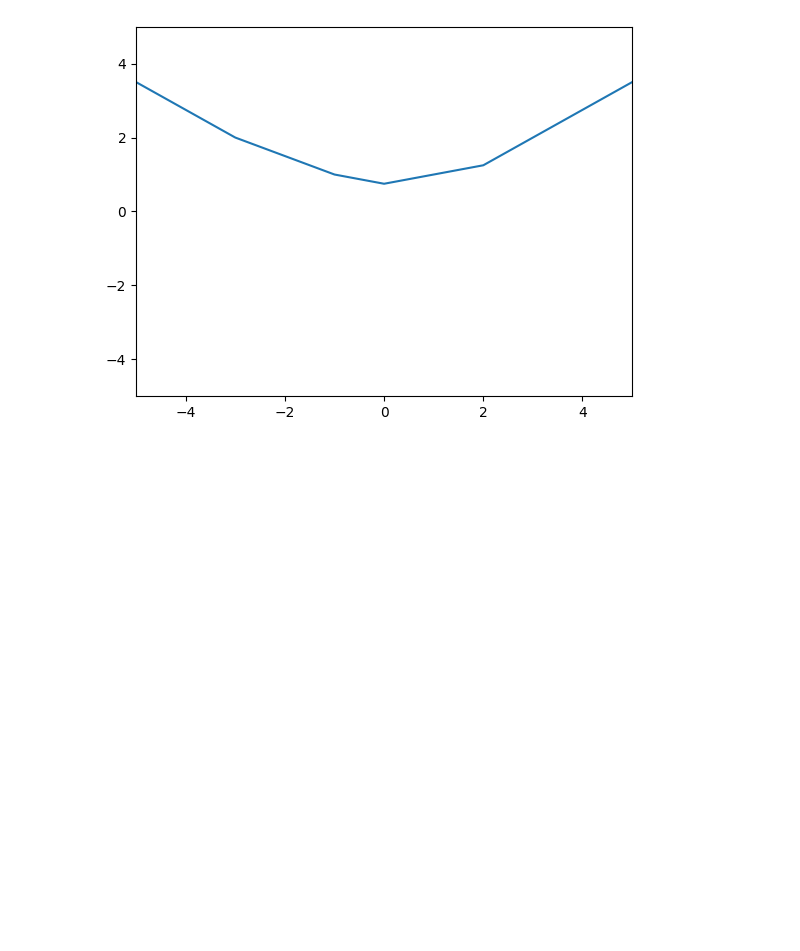
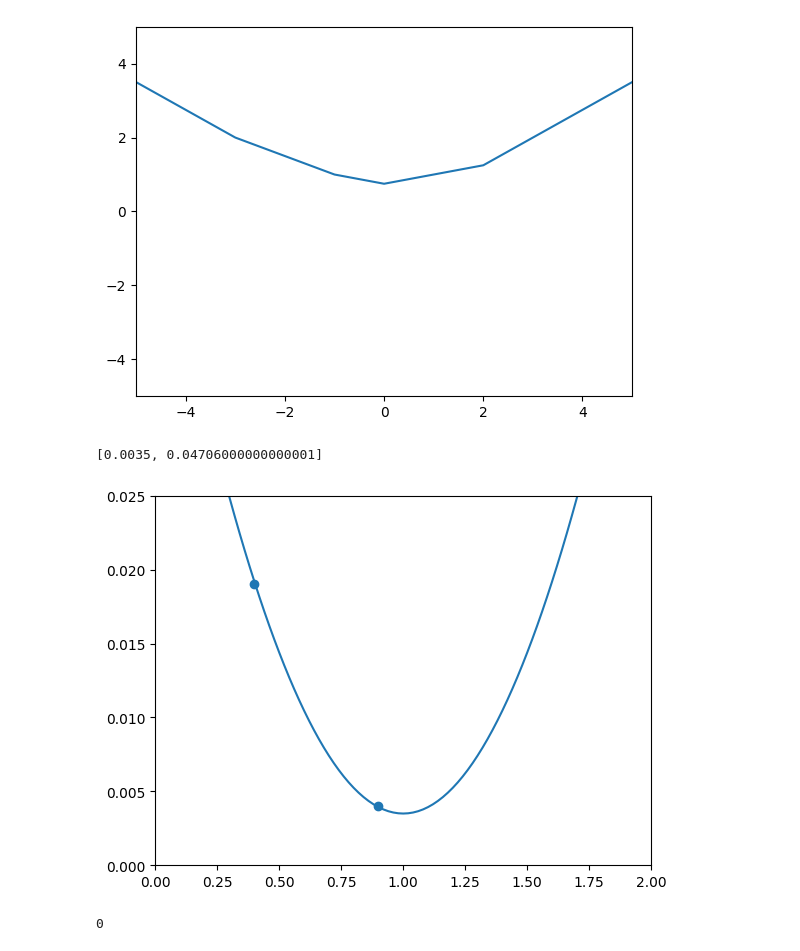
Before and after one commit to estenhl/presentations, a Jupyter notebook: 221102-lcbc-deep-learning-intro/notebooks/Untitled.ipynb, the cells around one changed output. Saved outputs shown, nothing was run; the diff lists cells and outputs as text; code cells hidden in the pictures; blank space fills up the shorter version.

```diff
--- a/221102-lcbc-deep-learning-intro/notebooks/Untitled.ipynb
+++ b/221102-lcbc-deep-learning-intro/notebooks/Untitled.ipynb
@@ -66,3 +66,27 @@ plt.ylim([-5, 5])
 # %% [output]
 (-5.0, 5.0)
 [figure]
+# %%
+import matplotlib.pyplot as plt
+import numpy as np
+
+def f(x):
+    return ((((x - 1) * 1.32) ** 2) * 0.025) + 0.0035
+
+plt.scatter([0.4, 0.9], [0.019, 0.004])
+plt.plot(np.arange(0, 2, 2/100), [f(x) for x in np.arange(0, 2, 2/100)])
+print([f(x) for x in [1, 2]])
+plt.xlim([0, 2])
+plt.ylim([0, 0.025])
+plt.show()
+
+import pandas as pd
+df = pd.DataFrame({'x': np.arange(0, 2, 2/100), 'y': [f(x) for x in np.arange(0, 2, 2/100)]})
+df.to_csv('data.csv', index=False)
+# %% [output]
+[0.0035, 0.04706000000000001]
+[figure, added]
+# %%
+0**2
+# %% [output]
+0
```
Also changed, not shown: 3 other files.
